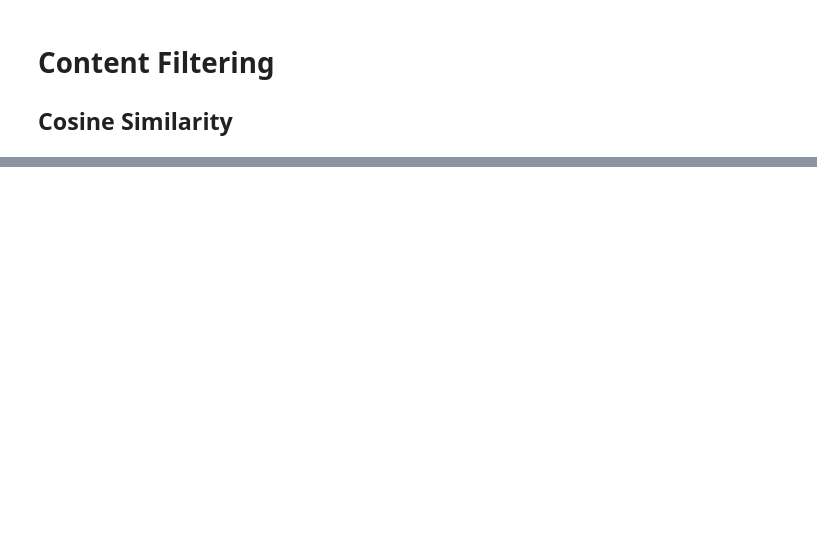
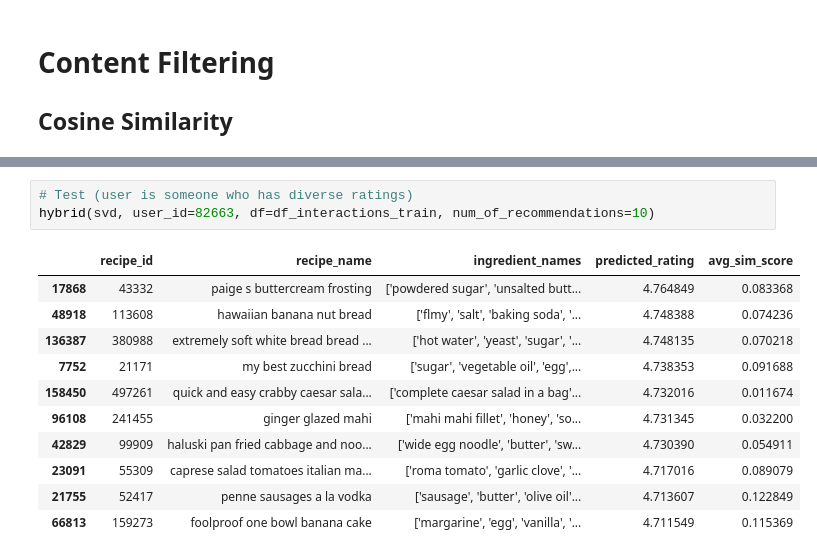
Before and after one commit to AnaqiAmir/FlavorFusion, a Jupyter notebook: recommendation_model.ipynb, the cells around one changed output, grey strips where cells are left out. Cells and saved outputs as stored; diff of their text form; blank space fills up the shorter version.

```diff
--- a/recommendation_model.ipynb
+++ b/recommendation_model.ipynb
@@ -130,0 +332,15 @@ content_based_recommendations('zucchini moussaka')
+# %%
+# Test (user is someone who has diverse ratings)
+hybrid(svd, user_id=82663, df=df_interactions_train, num_of_recommendations=10)
+# %% [output]
+|  | recipe_id | recipe_name | ingredient_names | predicted_rating | avg_sim_score |
+| 17868 | 43332 | paige s buttercream frosting | ['powdered sugar', 'unsalted butt... | 4.764849 | 0.083368 |
+| 48918 | 113608 | hawaiian banana nut bread | ['flmy', 'salt', 'baking soda', '... | 4.748388 | 0.074236 |
+| 136387 | 380988 | extremely soft white bread bread ... | ['hot water', 'yeast', 'sugar', '... | 4.748135 | 0.070218 |
+| 7752 | 21171 | my best zucchini bread | ['sugar', 'vegetable oil', 'egg',... | 4.738353 | 0.091688 |
+| 158450 | 497261 | quick and easy crabby caesar sala... | ['complete caesar salad in a bag'... | 4.732016 | 0.011674 |
+| 96108 | 241455 | ginger glazed mahi | ['mahi mahi fillet', 'honey', 'so... | 4.731345 | 0.032200 |
+| 42829 | 99909 | haluski pan fried cabbage and noo... | ['wide egg noodle', 'butter', 'sw... | 4.730390 | 0.054911 |
+| 23091 | 55309 | caprese salad tomatoes italian ma... | ['roma tomato', 'garlic clove', '... | 4.717016 | 0.089079 |
+| 21755 | 52417 | penne sausages a la vodka | ['sausage', 'butter', 'olive oil'... | 4.713607 | 0.122849 |
+| 66813 | 159273 | foolproof one bowl banana cake | ['margarine', 'egg', 'vanilla', '... | 4.711549 | 0.115369 |
```
Also changed, not shown: parts of 21 cells of this notebook, 1 other file.
